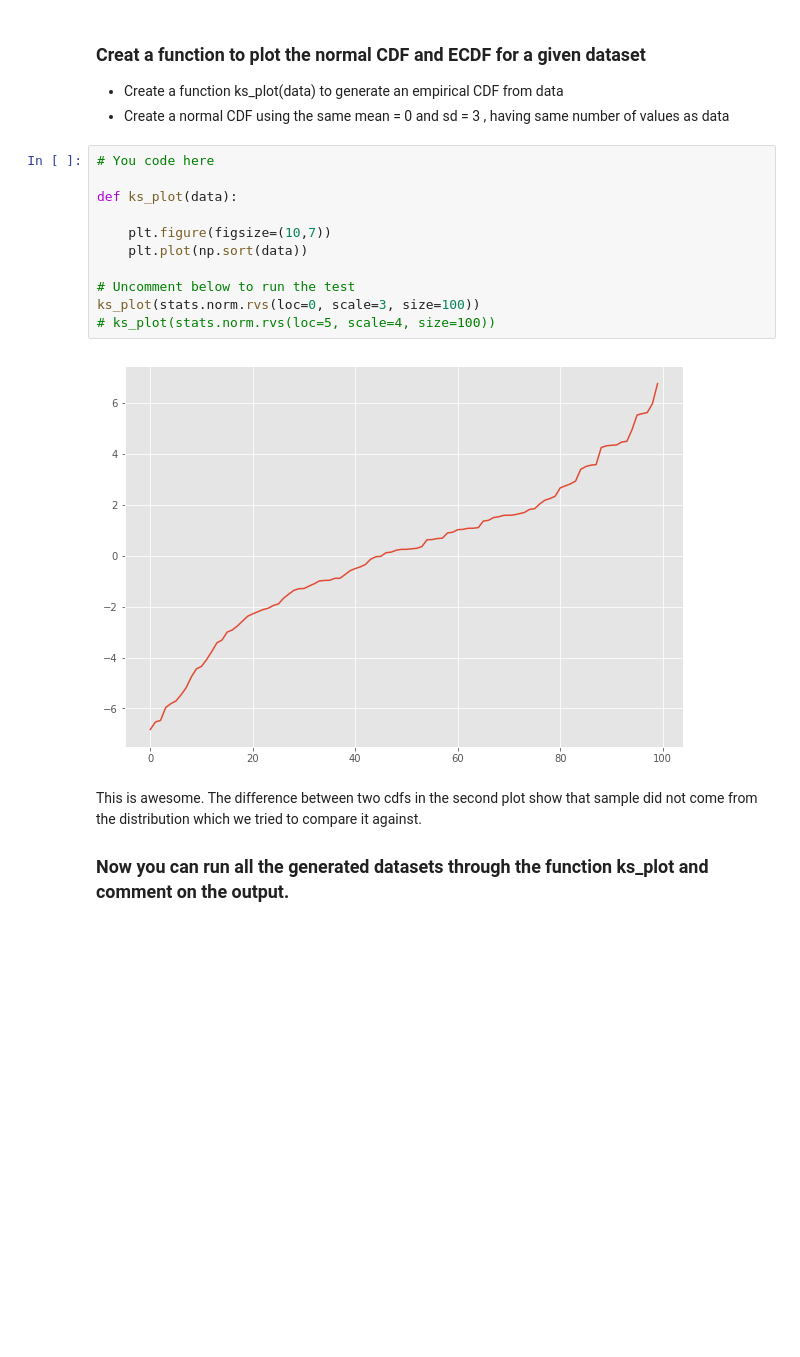
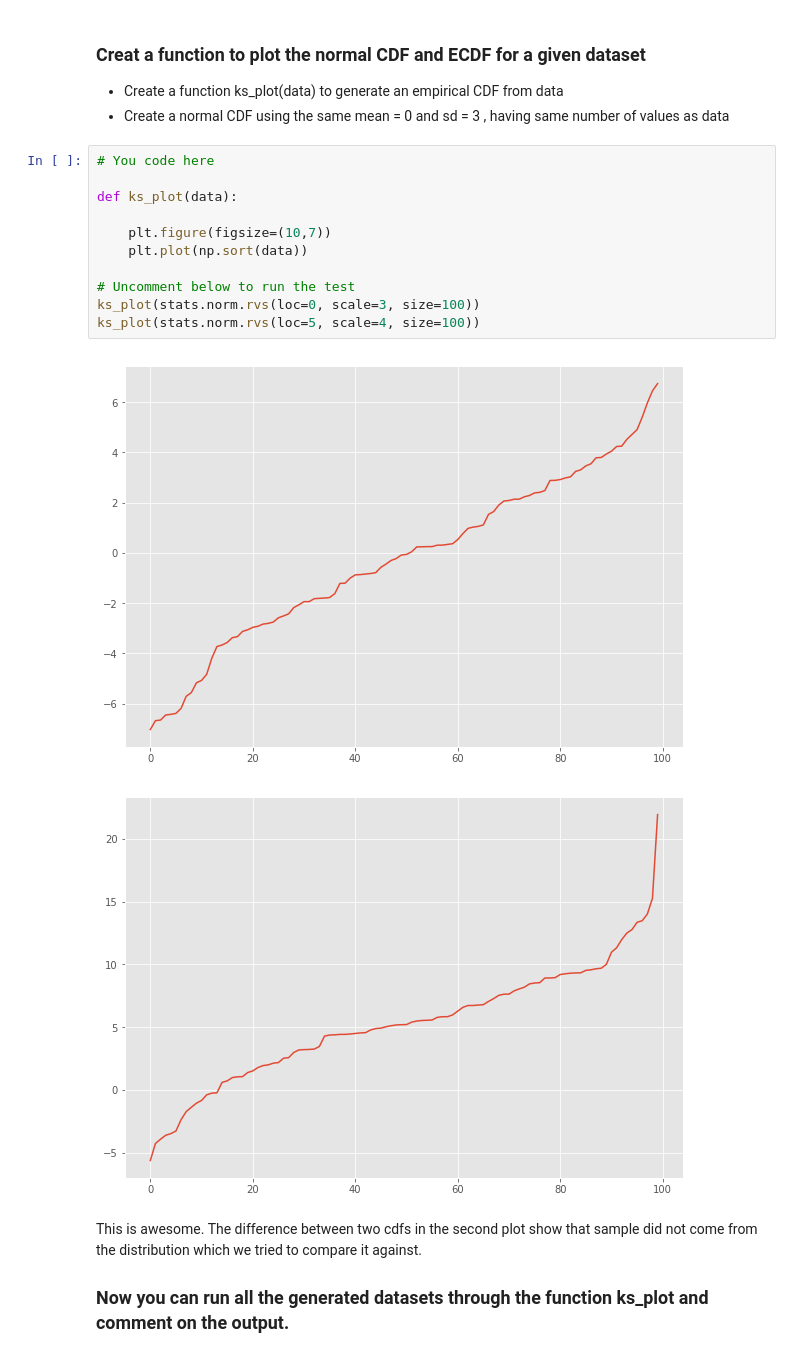
Before and after one commit to allaccountstaken/dsc-komogorov-smirnov-test-lab-dc-ds-060319, a Jupyter notebook: index.ipynb, the cells around one changed output. Drawn from its saved outputs; the diff is of its cells as text; blank space fills up the shorter version.

```diff
--- a/index.ipynb
+++ b/index.ipynb
@@ -78,16 +78,17 @@ x_1000
 # %%
 # You code here
 
 def ks_plot(data):
 
     plt.figure(figsize=(10,7))
     plt.plot(np.sort(data))
 
 # Uncomment below to run the test
 ks_plot(stats.norm.rvs(loc=0, scale=3, size=100))
-# ks_plot(stats.norm.rvs(loc=5, scale=4, size=100))
+ks_plot(stats.norm.rvs(loc=5, scale=4, size=100))
 # %% [output]
-[figure, old version]
+[figure, new version]
+[figure, added]
 # %% [markdown]
 This is awesome. The difference between two cdfs in the second plot show that sample did not come from the distribution which we tried to compare it against.
 
```
